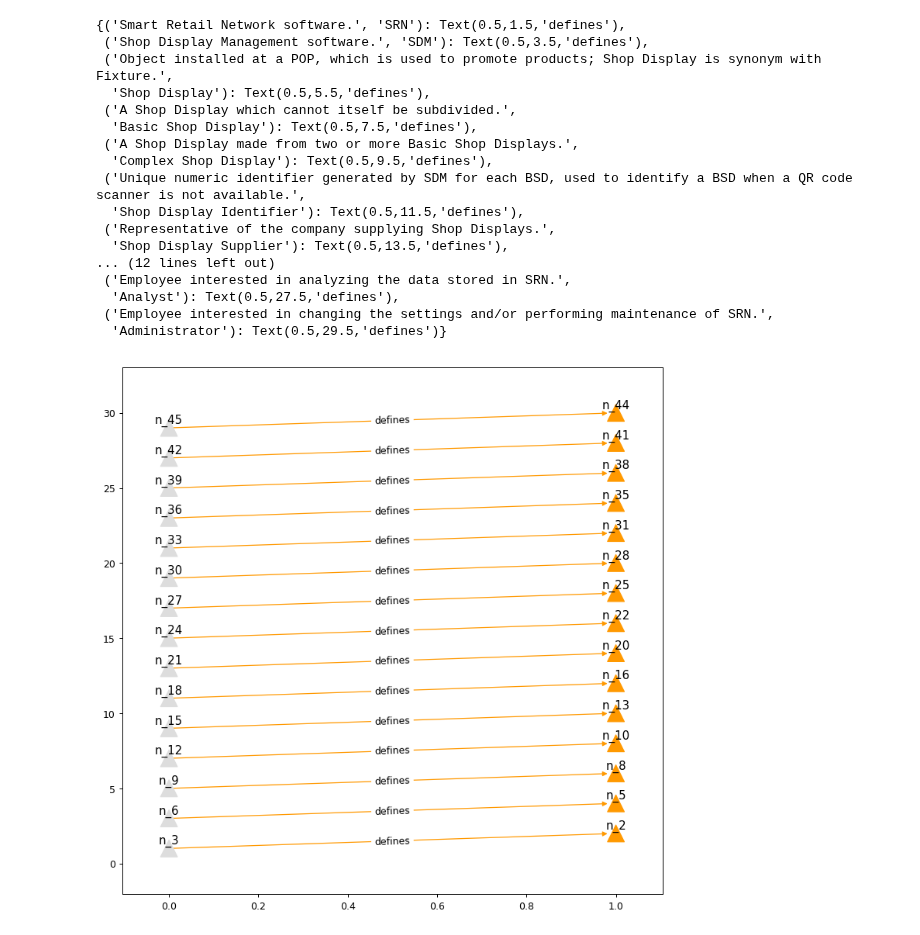
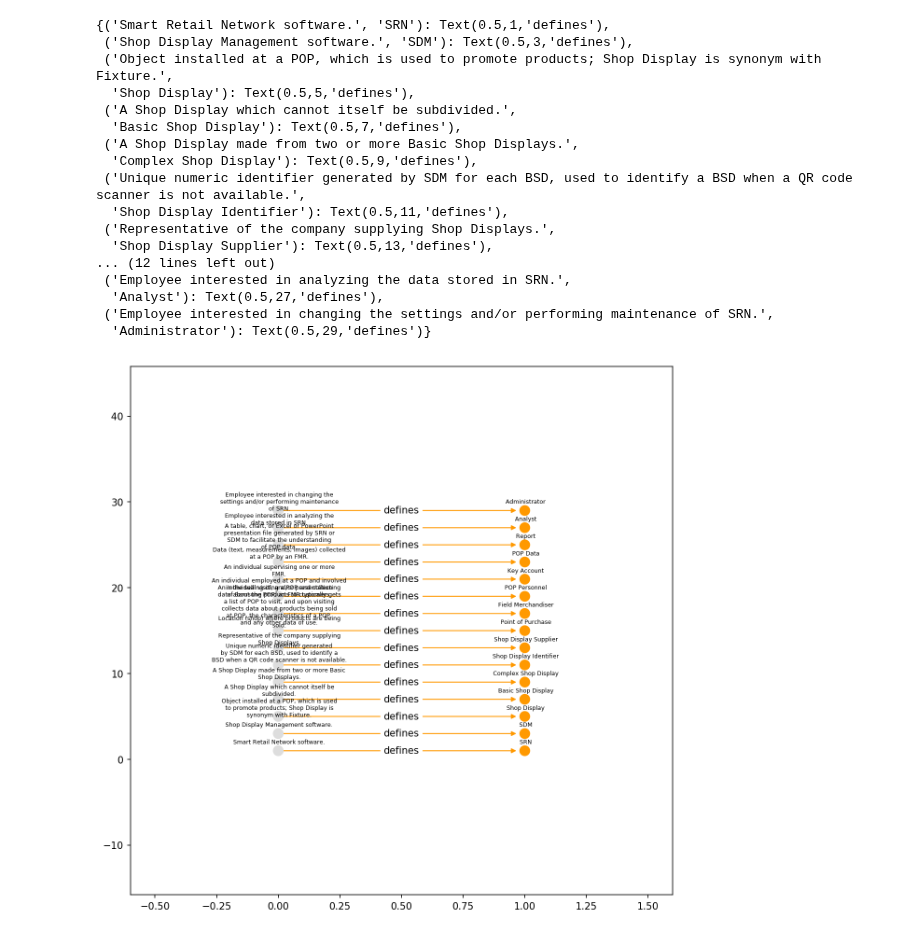
Before and after one commit to ivanjureta/new-concept-networks, a Jupyter notebook: analysis/ilang_Functions_draft.ipynb, the cells around one changed output. Drawn from its saved outputs; the diff is of its cells as text; code cells hidden in the pictures.

Commit message:
Visualization functions updates.

```diff
--- a/analysis/ilang_Functions_draft.ipynb
+++ b/analysis/ilang_Functions_draft.ipynb
@@ -92,7 +92,8 @@ td = make_rel_net(sd, 'Definiens', 'Definiendum')
 import math
 n_pos = dict()
 y = 1
-l = 1 + max(dict(td.in_degree()).values())
-for n in td.nodes():
-    n_pos[n] = [td.in_degree()[n], y]
-    y = y + 1 * int(eval('1%2 != 0'))
+s = 1 + max(dict(td.in_degree()).values())
+for e in td.edges():
+    n_pos[e[0]] = [td.in_degree()[e[0]], y]
+    n_pos[e[1]] = [td.in_degree()[e[1]], y]
+    y = y + s
@@ -134,3 +107,26 @@ for i in n_pos: pos_node_labels[i] = [n_pos[i][0], n_pos[i][1]+0.5]
+# %%
+def add_line_breaks(x, max_chars):
+    import math
+    y = str()
+    cc = 0
+    for i in x.split():
+        cc = cc + len(i)
+        y = y + ' ' + i
+        if cc > max_chars:
+            cc = 0
+            y = y + '\n'
+    return y
+# %%
+# label nodes with full_name, newline every 30 characters
+n_labels = dict()
+for i in sd:
+    for n in td.nodes():
+        if n == sd[i]['full_name']:
+            n_labels[sd[i]['full_name']] = add_line_breaks(sd[i]['full_name'], 30)
+# %%
+# offset node labels from node positions
+pos_node_labels = dict()
+for i in n_pos: pos_node_labels[i] = [n_pos[i][0], n_pos[i][1]+1]
 # %%
 # color nodes
 colored_nodes = list()
@@ -145,38 +141,40 @@ for e in td.edges(): edgelabels[e] = 'defines'
 # %%
 import matplotlib
 import matplotlib.pyplot as plt
 from matplotlib.pyplot import figure
 # Draw the subnet
-plt.figure(num=None, figsize=(10, 10), dpi=90, facecolor='w', edgecolor='g')
-nx.draw_networkx_nodes(td, n_pos, node_color = colored_nodes, node_shape = '^')
-nx.draw_networkx_labels(td, pos = pos_node_labels, labels = n_labels)
+plt.figure(num=None, figsize=(10, 10), dpi=150, facecolor='w', edgecolor='g')
+plt.margins(0.5)
+# plt.grid(b = None, linestyle = 'dotted')
+nx.draw_networkx_nodes(td, n_pos, node_color = colored_nodes, node_shape = 'o', node_size = 100)
+nx.draw_networkx_labels(td, pos = pos_node_labels, labels = n_labels, font_size = 6)
 nx.draw_networkx_edges(td, n_pos, edge_color = '#FF9900')
 nx.draw_networkx_edge_labels(td, n_pos, edge_labels = edgelabels)
 
 # nx.draw(td, pos, node_list = your_subgraph.nodes(), edgelist = your_subgraph.edges(),
 #         labels = node_labels_short, arrows=True, with_labels=True,
 #         node_color = node_colors_list, edge_color = edge_colors_list)
 
 # # Save image as PNG file.
 # image_file_name = "%s_Subgraph_%s.png" % (analysis_project_name, filename_suffix)
 # plt.savefig(image_file_name)
 # print('Sub-network image filename:', image_file_name)
 # %% [output]
-{('Smart Retail Network software.', 'SRN'): Text(0.5,1.5,'defines'),
- ('Shop Display Management software.', 'SDM'): Text(0.5,3.5,'defines'),
+{('Smart Retail Network software.', 'SRN'): Text(0.5,1,'defines'),
+ ('Shop Display Management software.', 'SDM'): Text(0.5,3,'defines'),
  ('Object installed at a POP, which is used to promote products; Shop Display is synonym with Fixture.',
-  'Shop Display'): Text(0.5,5.5,'defines'),
+  'Shop Display'): Text(0.5,5,'defines'),
  ('A Shop Display which cannot itself be subdivided.',
-  'Basic Shop Display'): Text(0.5,7.5,'defines'),
+  'Basic Shop Display'): Text(0.5,7,'defines'),
  ('A Shop Display made from two or more Basic Shop Displays.',
-  'Complex Shop Display'): Text(0.5,9.5,'defines'),
+  'Complex Shop Display'): Text(0.5,9,'defines'),
  ('Unique numeric identifier generated by SDM for each BSD, used to identify a BSD when a QR code scanner is not available.',
-  'Shop Display Identifier'): Text(0.5,11.5,'defines'),
+  'Shop Display Identifier'): Text(0.5,11,'defines'),
  ('Representative of the company supplying Shop Displays.',
-  'Shop Display Supplier'): Text(0.5,13.5,'defines'),
+  'Shop Display Supplier'): Text(0.5,13,'defines'),
 ... (12 lines left out)
  ('Employee interested in analyzing the data stored in SRN.',
-  'Analyst'): Text(0.5,27.5,'defines'),
+  'Analyst'): Text(0.5,27,'defines'),
  ('Employee interested in changing the settings and/or performing maintenance of SRN.',
-  'Administrator'): Text(0.5,29.5,'defines')}
+  'Administrator'): Text(0.5,29,'defines')}
-[figure, old version]
+[figure, new version]
```
Also changed, not shown: parts of 3 cells of this notebook.
